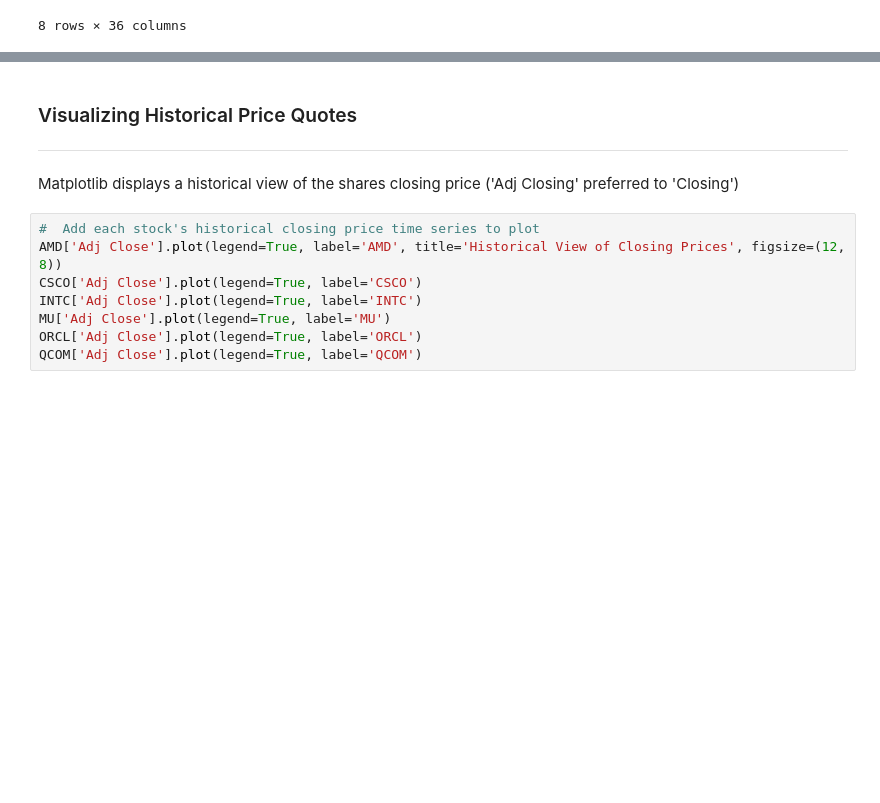
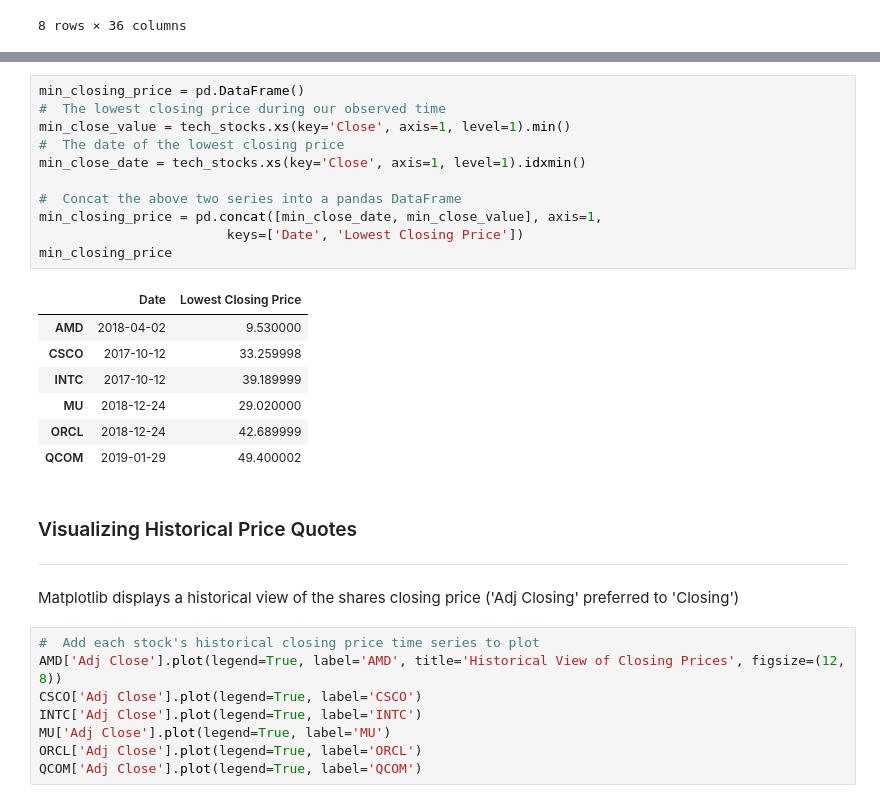
Before and after one commit to TrevorMcDougald/CS4315, a Jupyter notebook: Project.ipynb, the cells around one changed output, grey strips where cells are left out. Drawn from its saved outputs; the diff is of its cells as text; blank space fills up the shorter version.

```diff
--- a/Project.ipynb
+++ b/Project.ipynb
@@ -290,3 +322,22 @@ KeyError: "['QCOM'] not in index"
+# %%
+min_closing_price = pd.DataFrame()
+#  The lowest closing price during our observed time
+min_close_value = tech_stocks.xs(key='Close', axis=1, level=1).min()
+#  The date of the lowest closing price
+min_close_date = tech_stocks.xs(key='Close', axis=1, level=1).idxmin()
+
+#  Concat the above two series into a pandas DataFrame
+min_closing_price = pd.concat([min_close_date, min_close_value], axis=1,
+                        keys=['Date', 'Lowest Closing Price'])
+min_closing_price
+# %% [output]
+|  | Date | Lowest Closing Price |
+| AMD | 2018-04-02 | 9.530000 |
+| CSCO | 2017-10-12 | 33.259998 |
+| INTC | 2017-10-12 | 39.189999 |
+| MU | 2018-12-24 | 29.020000 |
+| ORCL | 2018-12-24 | 42.689999 |
+| QCOM | 2019-01-29 | 49.400002 |
 # %% [markdown]
 ### Visualizing Historical Price Quotes
 -------
```
Also changed, not shown: parts of 9 cells of this notebook.
